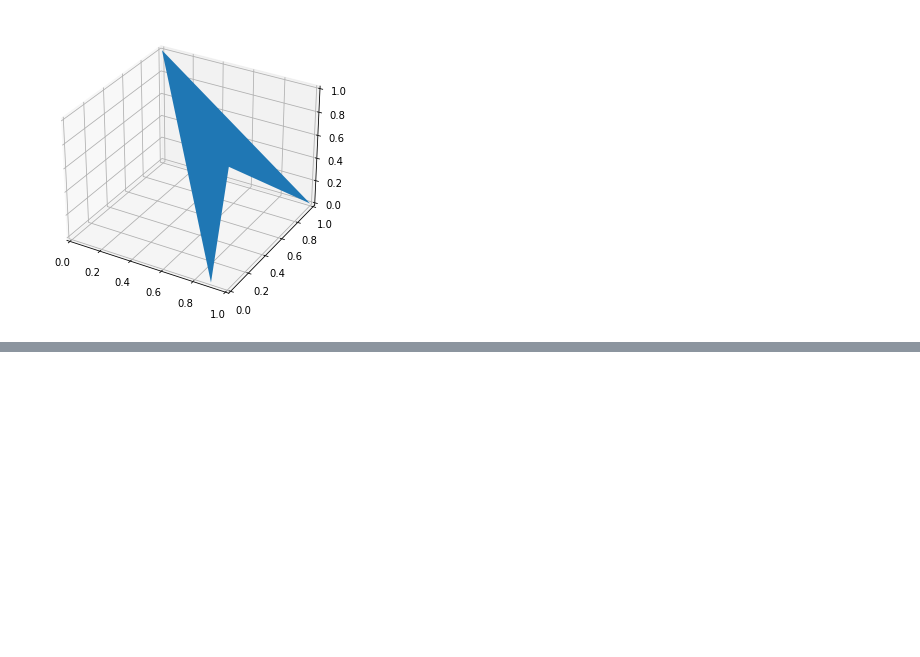
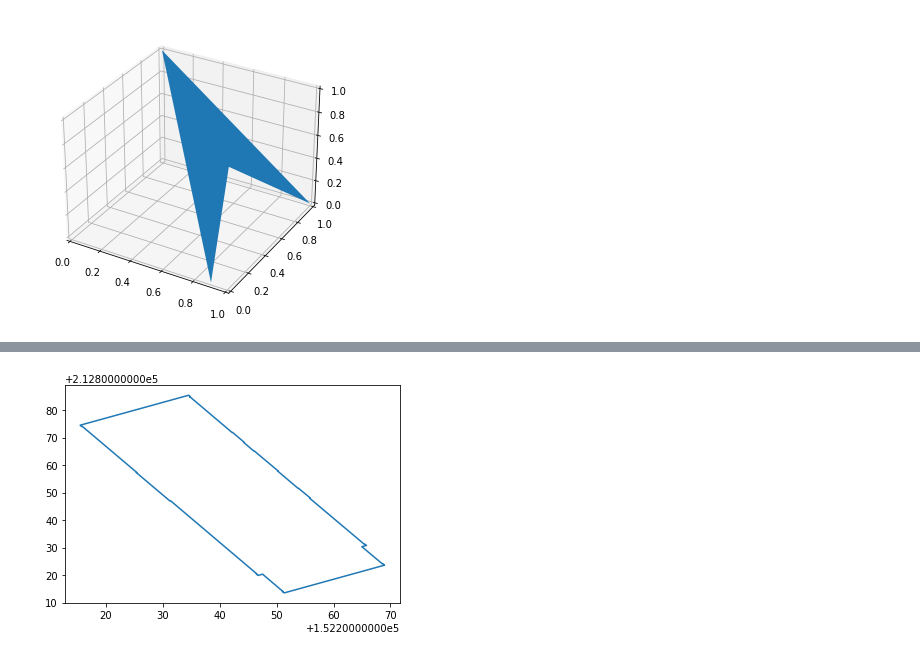
Before and after one commit to UjjwalKandel2000/3D_Houses, a Jupyter notebook: Untitled2.ipynb, the cells around one changed output, grey strips where cells are left out. Saved outputs shown, nothing was run; the diff lists cells and outputs as text; code cells hidden in the pictures; blank space fills up the shorter version.

```diff
--- a/Untitled2.ipynb
+++ b/Untitled2.ipynb
@@ -99,0 +128,12 @@ ha.plot_surface(X,Y,channel_slice)
+# %%
+import matplotlib.pyplot as plt
+
+coord = adress_coordination
+
+
+xs, ys = zip(*coord) #create lists of x and y values
+plt.figure()
+plt.plot(xs,ys)
+plt.show() # if you need..
+# %% [output]
+[figure, added]
```
Also changed, not shown: parts of 11 cells of this notebook, 3 other files.
